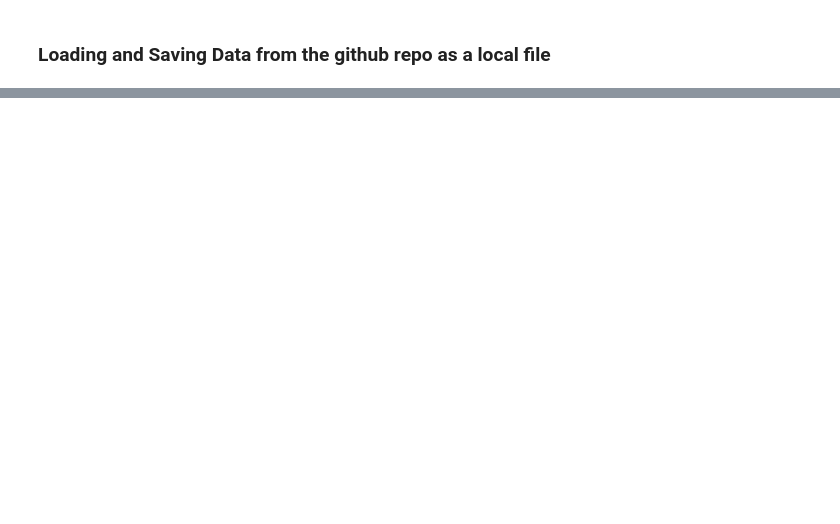
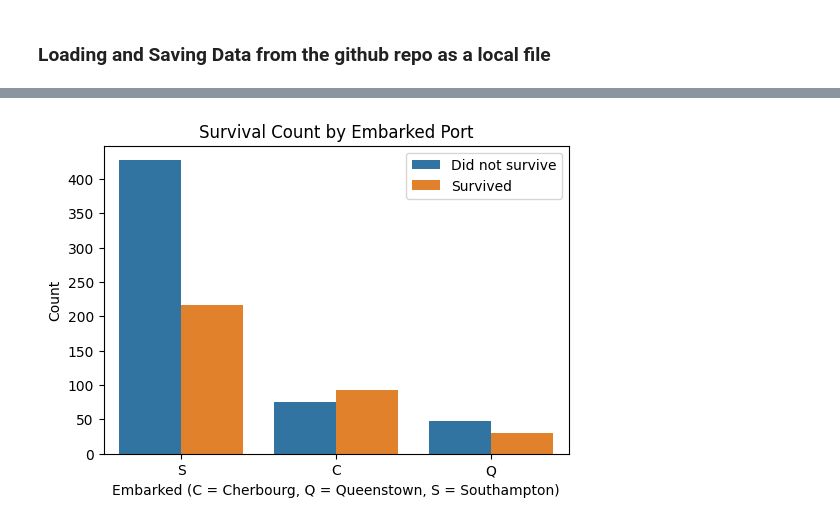
Before and after one commit to JishnudipSaha/Titanic-prediction, a Jupyter notebook: experiments/code.ipynb, the cells around one changed output, grey strips where cells are left out. Drawn from its saved outputs; the diff is of its cells as text; code cells hidden in the pictures; blank space fills up the shorter version.

```diff
--- a/experiments/code.ipynb
+++ b/experiments/code.ipynb
@@ -74,0 +118,11 @@ dataFrame.head()
+# %%
+# Visualize survival by Embarked port
+plt.figure(figsize=(6,4))
+sns.countplot(x='Embarked', hue='Survived', data=df)
+plt.title('Survival Count by Embarked Port')
+plt.xlabel('Embarked (C = Cherbourg, Q = Queenstown, S = Southampton)')
+plt.ylabel('Count')
+plt.legend(['Did not survive', 'Survived'])
+plt.show()
+# %% [output]
+[figure, added]
```
Also changed, not shown: parts of 24 cells of this notebook, 5 other files.
